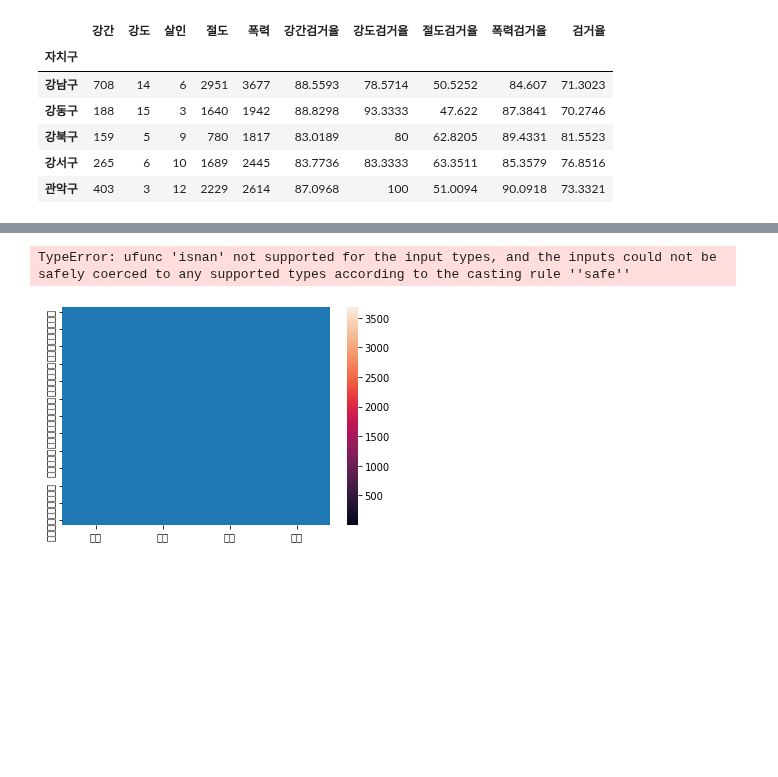
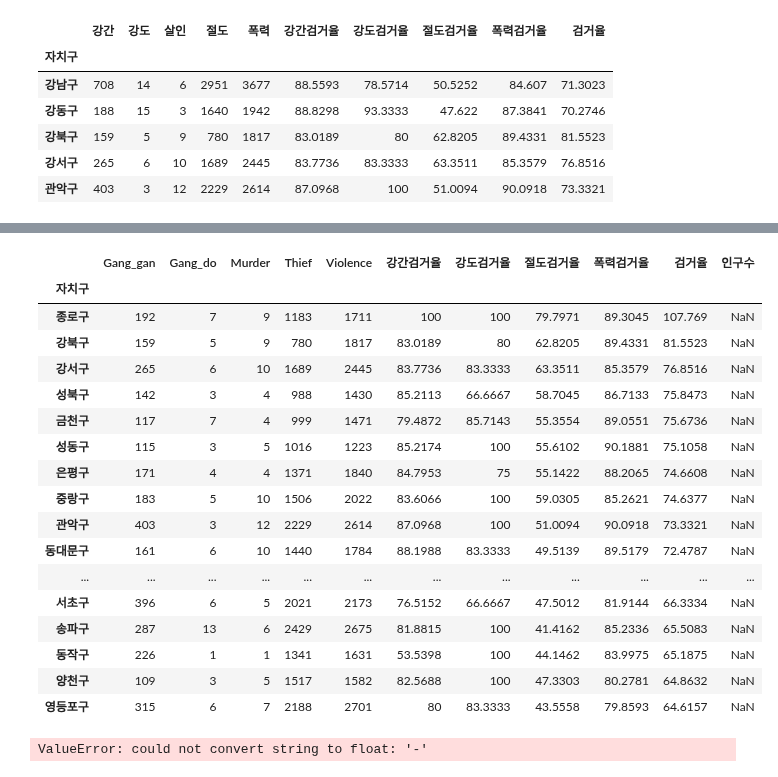
Before and after one commit to ljh15952/AI_Study, a Jupyter notebook: Data_Study/Data_analysis_and_Data_visualization_2.ipynb, the cells around one changed output, grey strips where cells are left out. Saved outputs shown, nothing was run; the diff lists cells and outputs as text; code cells hidden in the pictures; blank space fills up the shorter version.

```diff
--- a/Data_Study/Data_analysis_and_Data_visualization_2.ipynb
+++ b/Data_Study/Data_analysis_and_Data_visualization_2.ipynb
@@ -422,9 +422,35 @@ gu_df_temp.head()
-# %%
-import seaborn as sns
-sns.heatmap(gu_df_temp[['강간','강도','절도','폭력']])
-# %% [output]
-TypeError: ufunc 'isnan' not supported for the input types, and the inputs could not be safely coerced to any supported types according to the casting rule ''safe''
-[figure, removed]
+# %%
+import seaborn as sns
+df_eng = gu_df_temp
+df_eng = df_eng.rename(columns={'강간':'Gang_gan'})
+df_eng = df_eng.rename(columns={'강도':'Gang_do'})
+df_eng = df_eng.rename(columns={'살인':'Murder'})
+df_eng = df_eng.rename(columns={'절도':'Thief'})
+df_eng = df_eng.rename(columns={'폭력':'Violence'})
+df_eng
+# %% [output]
+|  | Gang_gan | Gang_do | Murder | Thief | Violence | 강간검거율 | 강도검거율 | 절도검거율 | 폭력검거율 | 검거율 | 인구수 |
+| 자치구 |  |  |  |  |  |  |  |  |  |  |  |
+| 종로구 | 192 | 7 | 9 | 1183 | 1711 | 100 | 100 | 79.7971 | 89.3045 | 107.769 | NaN |
+| 강북구 | 159 | 5 | 9 | 780 | 1817 | 83.0189 | 80 | 62.8205 | 89.4331 | 81.5523 | NaN |
+| 강서구 | 265 | 6 | 10 | 1689 | 2445 | 83.7736 | 83.3333 | 63.3511 | 85.3579 | 76.8516 | NaN |
+| 성북구 | 142 | 3 | 4 | 988 | 1430 | 85.2113 | 66.6667 | 58.7045 | 86.7133 | 75.8473 | NaN |
+| 금천구 | 117 | 7 | 4 | 999 | 1471 | 79.4872 | 85.7143 | 55.3554 | 89.0551 | 75.6736 | NaN |
+| 성동구 | 115 | 3 | 5 | 1016 | 1223 | 85.2174 | 100 | 55.6102 | 90.1881 | 75.1058 | NaN |
+| 은평구 | 171 | 4 | 4 | 1371 | 1840 | 84.7953 | 75 | 55.1422 | 88.2065 | 74.6608 | NaN |
+| 중랑구 | 183 | 5 | 10 | 1506 | 2022 | 83.6066 | 100 | 59.0305 | 85.2621 | 74.6377 | NaN |
+| 관악구 | 403 | 3 | 12 | 2229 | 2614 | 87.0968 | 100 | 51.0094 | 90.0918 | 73.3321 | NaN |
+| 동대문구 | 161 | 6 | 10 | 1440 | 1784 | 88.1988 | 83.3333 | 49.5139 | 89.5179 | 72.4787 | NaN |
+| ... | ... | ... | ... | ... | ... | ... | ... | ... | ... | ... | ... |
+| 서초구 | 396 | 6 | 5 | 2021 | 2173 | 76.5152 | 66.6667 | 47.5012 | 81.9144 | 66.3334 | NaN |
+| 송파구 | 287 | 13 | 6 | 2429 | 2675 | 81.8815 | 100 | 41.4162 | 85.2336 | 65.5083 | NaN |
+| 동작구 | 226 | 1 | 1 | 1341 | 1631 | 53.5398 | 100 | 44.1462 | 83.9975 | 65.1875 | NaN |
+| 양천구 | 109 | 3 | 5 | 1517 | 1582 | 82.5688 | 100 | 47.3303 | 80.2781 | 64.8632 | NaN |
+| 영등포구 | 315 | 6 | 7 | 2188 | 2701 | 80 | 83.3333 | 43.5558 | 79.8593 | 64.6157 | NaN |
+# %%
+sns.heatmap(gu_df[['살인']])
+# %% [output]
+ValueError: could not convert string to float: '-'
 # %%
 # 한글 데이터 시각화를 위한 준비
 %matplotlib inline
```
Also changed, not shown: parts of 6 cells of this notebook, 1 other file.
